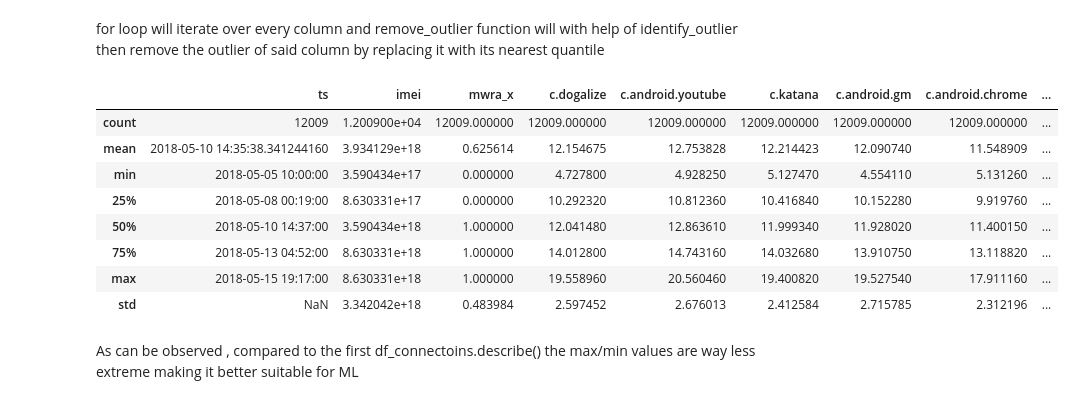
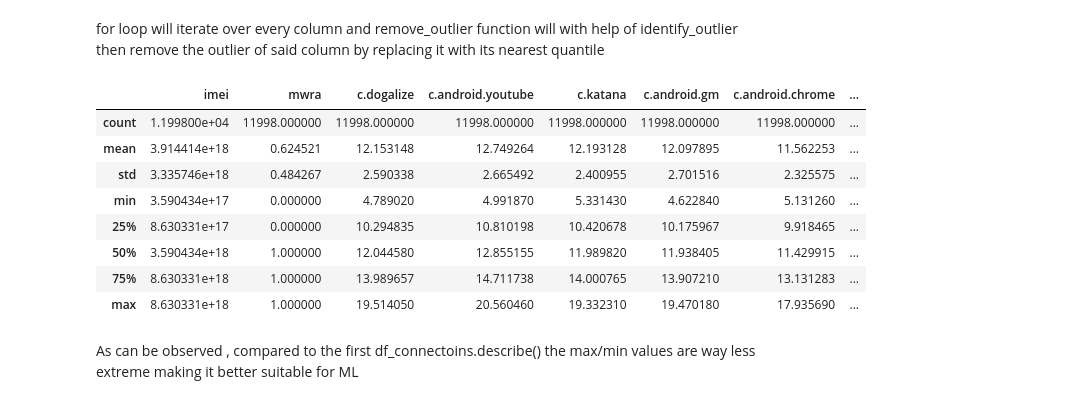
Before and after one commit to tomasswaier/IAU_project, a Jupyter notebook: third_project.ipynb, the cells around one changed output. Cells and saved outputs as stored; diff of their text form; code cells hidden in the pictures.

```diff
--- a/third_project.ipynb
+++ b/third_project.ipynb
@@ -21,7 +21,10 @@ df_processes=pd.read_csv("data/processes.csv",sep='\t')
 df_connections = pd.read_csv("data/connections.csv", sep='\t')
 df_connections=df_connections[df_connections.columns[:8]]
 df_processes=df_processes[['imei','ts','mwra','p.android.gm','p.android.settings','p.system','p.android.externalstorage','p.android.documentsui']]
-df = df_connections.merge(df_processes, on=['imei', 'ts'], how='outer')
+df_connections['ts']=pd.to_datetime(df_connections['ts'])
+df_processes['ts']=pd.to_datetime(df_processes['ts'])
+df = df_connections.merge(df_processes, on=['imei', 'ts','mwra'], how='inner')
+df=df.drop('ts',axis=1)
 df.head()
 df.shape
 # %% [output]
@@ -42,7 +45,7 @@ from sklearn.preprocessing import FunctionTransformer
 plt.figure(figsize=(25,10))
 
 drop_duplicates_transformer = FunctionTransformer(lambda X: X.drop_duplicates().reset_index(drop=True))
-df['ts']=pd.to_datetime(df['ts'])
+
 df = drop_duplicates_transformer.fit_transform(df)
 
 #plt.subplot(1,2,1)
@@ -59,44 +62,43 @@ def identify_outliers(a):
 
     return (a > upper) | (a < lower)
 
 def remove_outlier(df,column):
     outlier_mask = identify_outliers(df[column])
     lower_bound = df[column].quantile(0.05)
     upper_bound = df[column].quantile(0.95)
     df.loc[outlier_mask, column] = np.where(
         df.loc[outlier_mask, column] < lower_bound,
         lower_bound,
         upper_bound
     )
     return df
 #making it into class for pipelline
 class RemoveOutliers(BaseEstimator, TransformerMixin):
     def __init__(self, columns):
         self.columns = columns
 
     def fit(self, X, y=None):
         return self
 
     def transform(self, X, y=None):
-        timestamps=X['ts']
         for column in self.columns:
             X = remove_outlier(X, column)
         return X
 
-outlier_columns= df.drop('ts',axis=1).columns.tolist()
+outlier_columns= df.columns.tolist()
 remover_object=RemoveOutliers(outlier_columns)
 df=remover_object.fit_transform(df)
 df.describe()
 # %% [output]
-|  | ts | imei | mwra_x | c.dogalize | c.android.youtube | c.katana | c.android.gm | c.android.chrome | ... |
-| count | 12009 | 1.200900e+04 | 12009.000000 | 12009.000000 | 12009.000000 | 12009.000000 | 12009.000000 | 12009.000000 | ... |
-| mean | 2018-05-10 14:35:38.341244160 | 3.934129e+18 | 0.625614 | 12.154675 | 12.753828 | 12.214423 | 12.090740 | 11.548909 | ... |
-| min | 2018-05-05 10:00:00 | 3.590434e+17 | 0.000000 | 4.727800 | 4.928250 | 5.127470 | 4.554110 | 5.131260 | ... |
-| 25% | 2018-05-08 00:19:00 | 8.630331e+17 | 0.000000 | 10.292320 | 10.812360 | 10.416840 | 10.152280 | 9.919760 | ... |
-| 50% | 2018-05-10 14:37:00 | 3.590434e+18 | 1.000000 | 12.041480 | 12.863610 | 11.999340 | 11.928020 | 11.400150 | ... |
-| 75% | 2018-05-13 04:52:00 | 8.630331e+18 | 1.000000 | 14.012800 | 14.743160 | 14.032680 | 13.910750 | 13.118820 | ... |
-| max | 2018-05-15 19:17:00 | 8.630331e+18 | 1.000000 | 19.558960 | 20.560460 | 19.400820 | 19.527540 | 17.911160 | ... |
-| std | NaN | 3.342042e+18 | 0.483984 | 2.597452 | 2.676013 | 2.412584 | 2.715785 | 2.312196 | ... |
+|  | imei | mwra | c.dogalize | c.android.youtube | c.katana | c.android.gm | c.android.chrome | ... |
+| count | 1.199800e+04 | 11998.000000 | 11998.000000 | 11998.000000 | 11998.000000 | 11998.000000 | 11998.000000 | ... |
+| mean | 3.914414e+18 | 0.624521 | 12.153148 | 12.749264 | 12.193128 | 12.097895 | 11.562253 | ... |
+| std | 3.335746e+18 | 0.484267 | 2.590338 | 2.665492 | 2.400955 | 2.701516 | 2.325575 | ... |
+| min | 3.590434e+17 | 0.000000 | 4.789020 | 4.991870 | 5.331430 | 4.622840 | 5.131260 | ... |
+| 25% | 8.630331e+17 | 0.000000 | 10.294835 | 10.810198 | 10.420678 | 10.175967 | 9.918465 | ... |
+| 50% | 3.590434e+18 | 1.000000 | 12.044580 | 12.855155 | 11.989820 | 11.938405 | 11.429915 | ... |
+| 75% | 8.630331e+18 | 1.000000 | 13.989657 | 14.711738 | 14.000765 | 13.907210 | 13.131283 | ... |
+| max | 8.630331e+18 | 1.000000 | 19.514050 | 20.560460 | 19.332310 | 19.470180 | 17.935690 | ... |
 # %% [markdown]
 As can be observed , compared to the first df_connectoins.describe() the max/min values are way less extreme making it better suitable for ML
 # %% [markdown]
```
Also changed, not shown: parts of 27 cells of this notebook, 1 other file.
